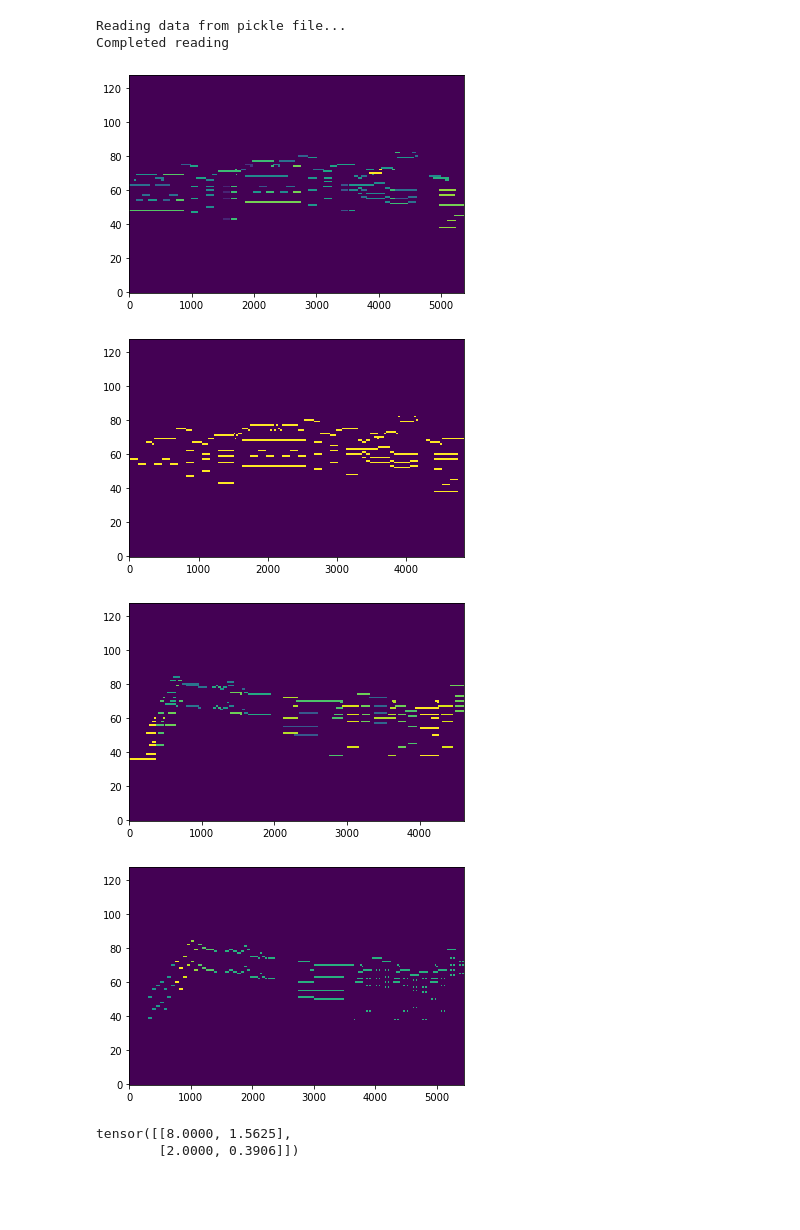
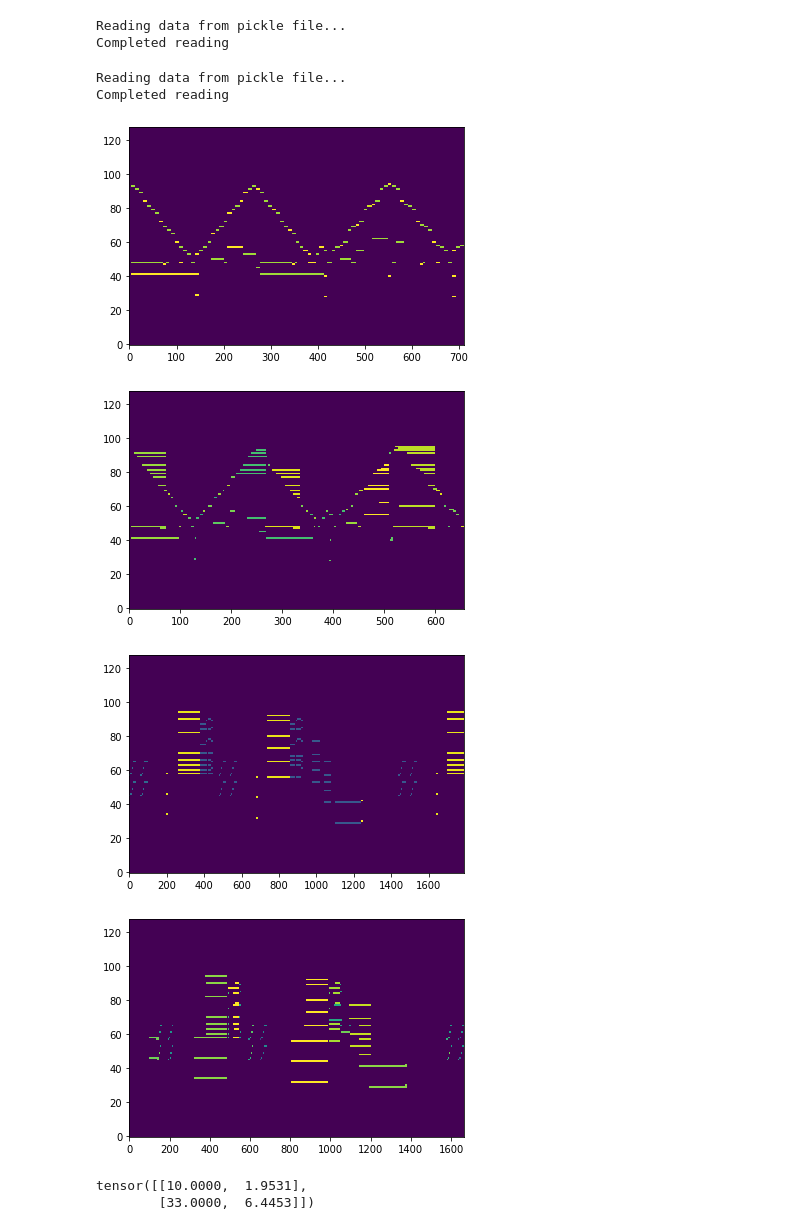
Before and after one commit to rohans0509/score2performance, a Jupyter notebook: final.ipynb, the cells around one changed output. Drawn from its saved outputs; the diff is of its cells as text; code cells hidden in the pictures; blank space fills up the shorter version.

Commit message:
Add data generated for s2m

```diff
--- a/final.ipynb
+++ b/final.ipynb
@@ -242,13 +43,17 @@ class MidiMaskDataset(Dataset):
+# %%
+data_file="Store/asap-dataset/test_data.pickle"
+dataset = MidiPerformanceDataset(data_file)
+# %% [output]
+Reading data from pickle file...
+Completed reading
 # %%
-data_file="Store/asap-dataset/train_data.pickle"
-dataset = MidiMaskDataset(data_file)
 batch = dataset.get_batch(2,show=True)
 # print diffrence between score and performance
 print(batch["diff"])
 # %% [output]
-[figure, old version]
+[figure, new version]
-[figure, old version]
+[figure, new version]
-[figure, old version]
+[figure, new version]
-[figure, old version]
+[figure, new version]
-tensor([[8.0000, 1.5625],
-        [2.0000, 0.3906]])
+tensor([[10.0000,  1.9531],
+        [33.0000,  6.4453]])
```
Also changed, not shown: parts of 3 cells of this notebook, 32 other files.
